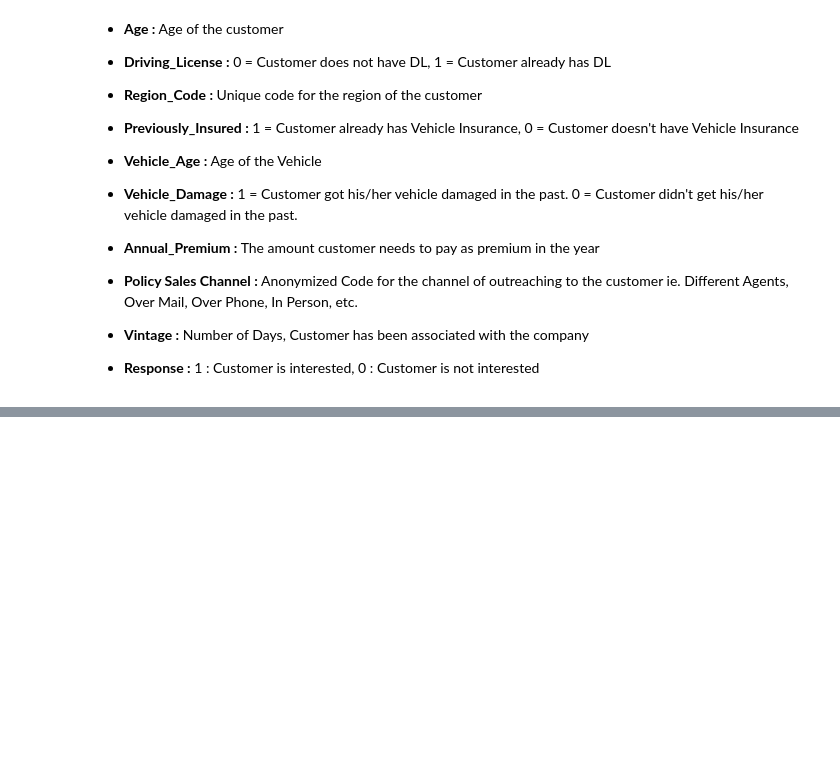
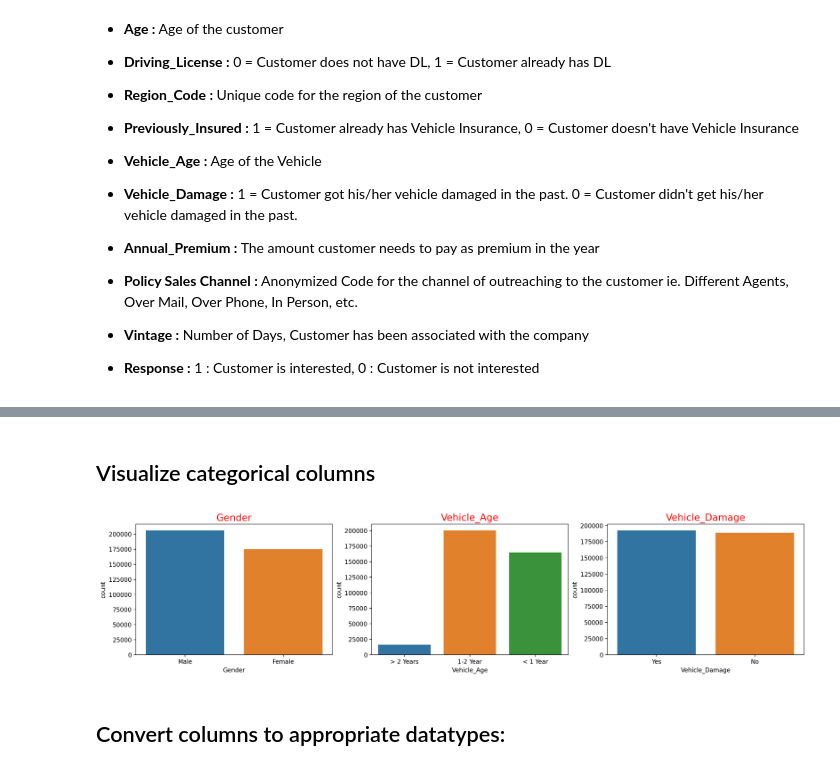
Before and after one commit to rajkumarpec/Supervised-Learning-Classification-, a Jupyter notebook: Health_insurance.ipynb, the cells around one changed output, grey strips where cells are left out. Cells and saved outputs as stored; diff of their text form; code cells hidden in the pictures; blank space fills up the shorter version.

```diff
--- a/Health_insurance.ipynb
+++ b/Health_insurance.ipynb
@@ -371,0 +279,13 @@ plot_num('Age')
+# %% [markdown]
+## Visualize categorical columns
+# %%
+plt.figure(figsize=(20,4),dpi=200)
+
+for i,feature in enumerate(cat_col):
+  plt.subplot(1,3,i+1)
+  sns.countplot(x=df[feature])
+  plt.title(feature,fontsize=16,color='red')
+# %% [output]
+[figure, added]
+# %% [markdown]
+## Convert columns to appropriate datatypes:
```
Also changed, not shown: parts of 253 cells of this notebook.
